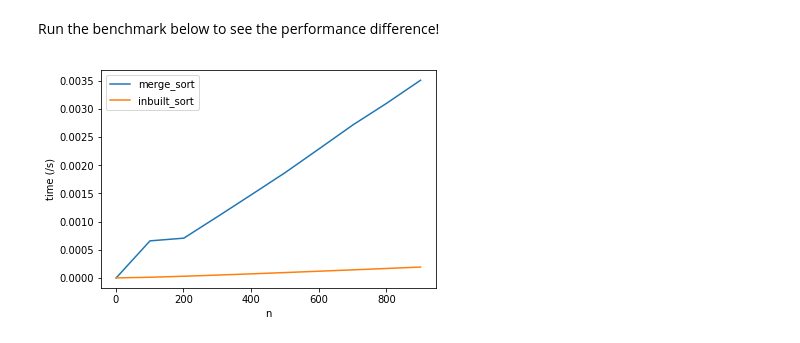
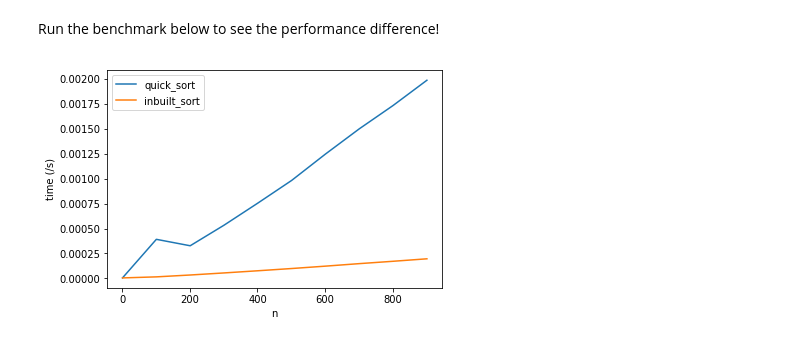
Before and after one commit to RohanPadmanabhan/teaching-programming, a Jupyter notebook: Sorting.ipynb, the cells around one changed output. Cells and saved outputs as stored; diff of their text form; code cells hidden in the pictures.

```diff
--- a/Sorting.ipynb
+++ b/Sorting.ipynb
@@ -169,0 +169,39 @@ merge_sort works!
+# %%
+def quick_sort(a):
+    # Call a helper function
+    # O is the index of the first element yet to be sorted.
+    # len(a) - 1 is the index of the last element yet to be sorted
+    return q_sort(a, 0, len(a)-1)
+
+
+def q_sort(array, begin, end):
+    # If single element to be sorted
+    if begin >= end:
+        return array
+
+    # Move smaller elements before the pivot and larger elements after
+    # Returns new location of the pivot
+    pivot = partition(array, begin, end)
+
+    # Sort the sublists on either side
+    q_sort(array, begin, pivot - 1)
+    q_sort(array, pivot + 1, end)
+
+    return array
+
+
+def partition(array, begin, end):
+    # The index the pivot element will be (number of items smaller than the pivot)
+    piv_pos = begin
+
+    for i in range(begin + 1, end + 1):
+        if array[i] <= array[begin]:
+            # Move the position of the pivot to the right
+            piv_pos += 1
+            # Move smaller element to the left of the (new) pivot position
+            # Item in new pivot position was greater than old pivot position
+            array[i], array[piv_pos] = array[piv_pos], array[i]
+
+    # Move the pivot value into pivot position
+    array[piv_pos], array[begin] = array[begin], array[piv_pos]
+    return piv_pos
@@ -191,6 +236,6 @@ def inbuilt_sort(a):
 # %% [markdown]
 Run the benchmark below to see the performance difference!
 # %%
-benchmark_sorts([merge_sort, inbuilt_sort], 1, 1000, 100)
+benchmark_sorts([quick_sort, inbuilt_sort], 1, 1000, 100)
 # %% [output]
-[figure, old version]
+[figure, new version]
```
Also changed, not shown: parts of 6 cells of this notebook.
